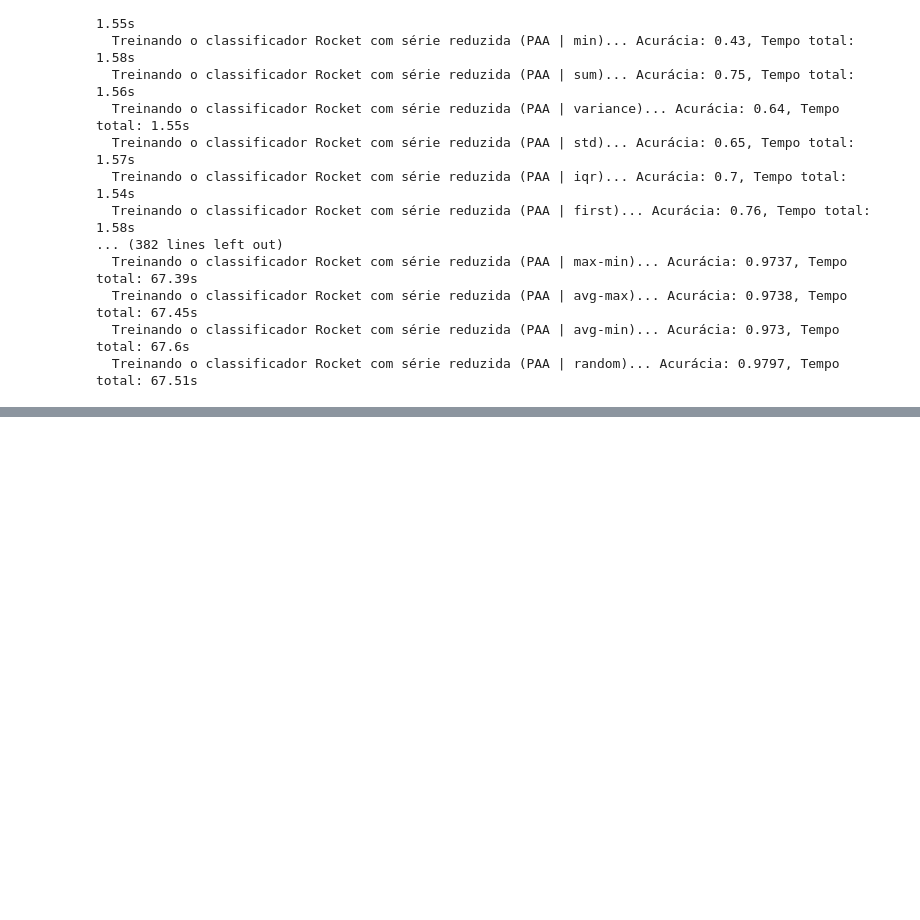
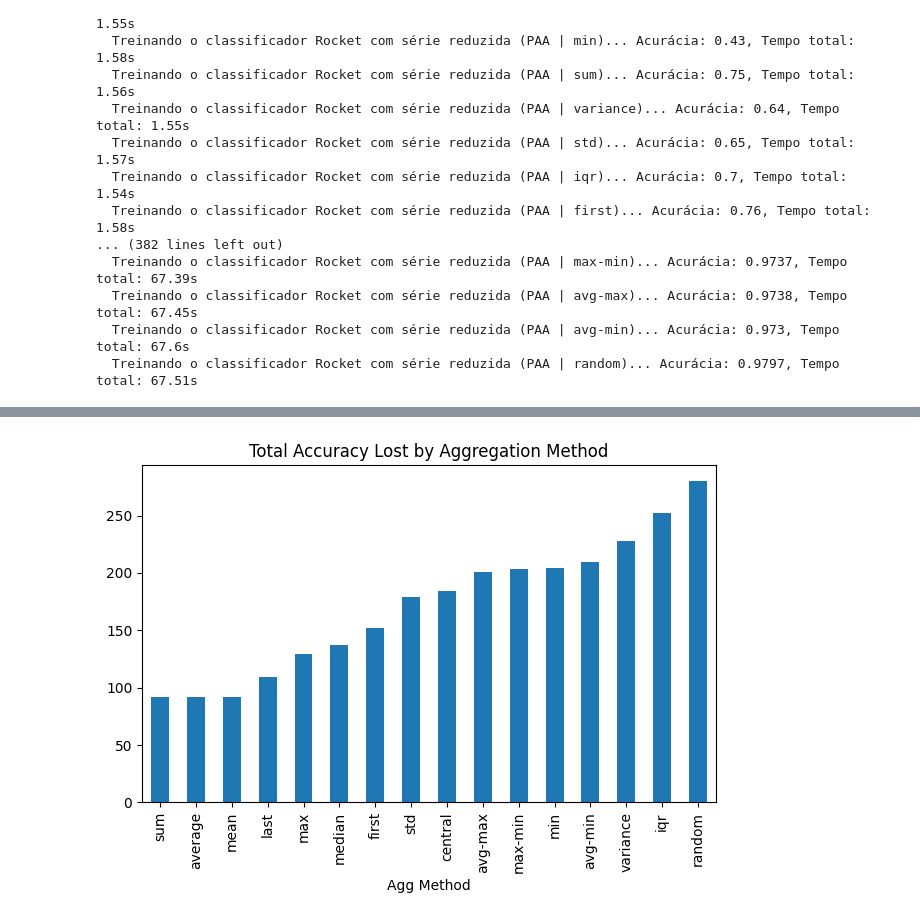
Before and after one commit to MoroFernando/time-series-dimensionality-reduction, a Jupyter notebook: main.ipynb, the cells around one changed output, grey strips where cells are left out. Cells and saved outputs as stored; diff of their text form; code cells hidden in the pictures; blank space fills up the shorter version.

Commit message:
accuracy lost analyses

```diff
--- a/main.ipynb
+++ b/main.ipynb
@@ -272,0 +281,19 @@ print(results_df)
+# %%
+# Filtra o df dos resultados para só considerar os resultados com redução (PAA + agregações)
+paa_results_df = results_df[results_df['aggregation'].notnull()]
+
+# Cira um novo df para exibir o total de perda de acurácia. Usado valor absoluto para não precisar trabalhar com valores negativos
+agg_summary = paa_results_df.groupby('aggregation').agg({
+  'acc_diff_percent': lambda x: np.abs(x).sum(),
+}).reset_index().sort_values(by='acc_diff_percent', ascending=True)
+
+# Renomeia as colunas do DataFrame de resumo
+agg_summary.columns = ['Agg Method', 'Total accuracy lost']
+
+# Plota histograma para visualizar o total de perda de acurácia para cada método de agregação
+agg_summary.plot(kind='bar', x='Agg Method', y='Total accuracy lost', legend=False)
+plt.title('Total Accuracy Lost by Aggregation Method')
+plt.tight_layout()
+plt.show()
+# %% [output]
+[figure, added]
```
Also changed, not shown: parts of 2 cells of this notebook.
